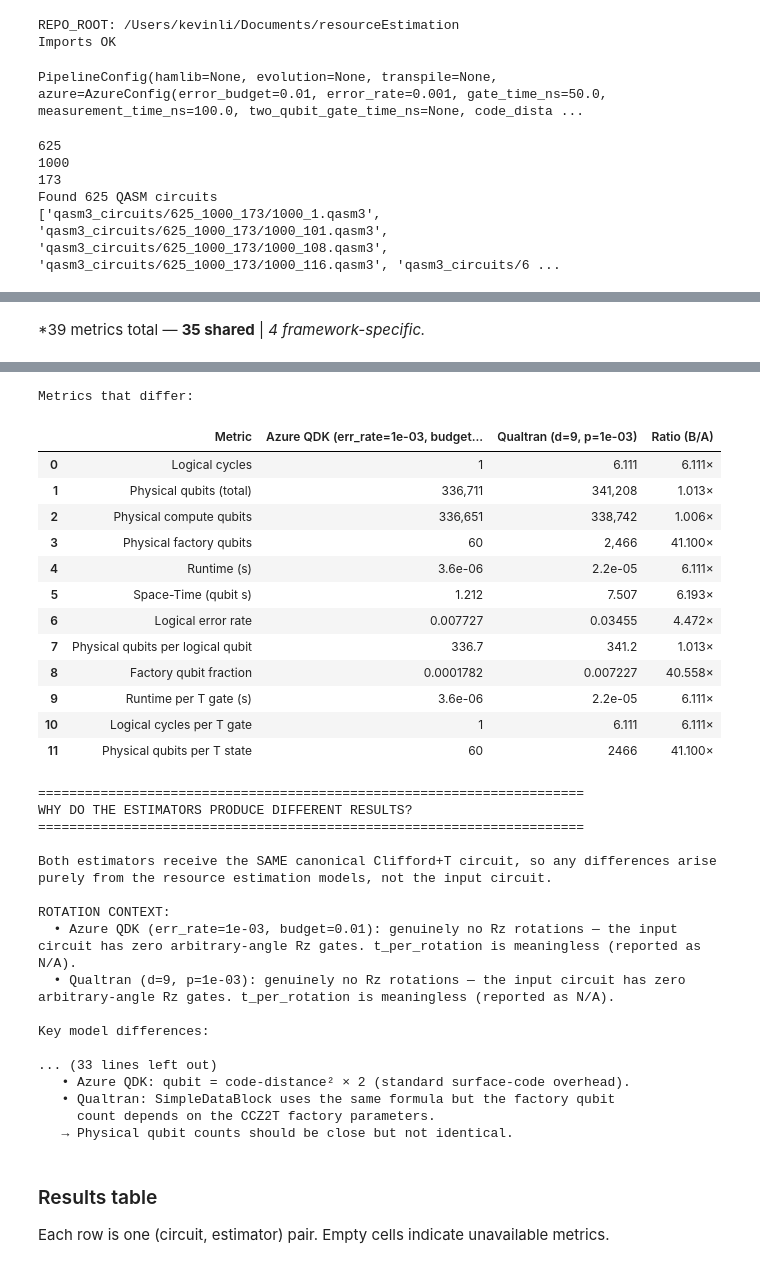
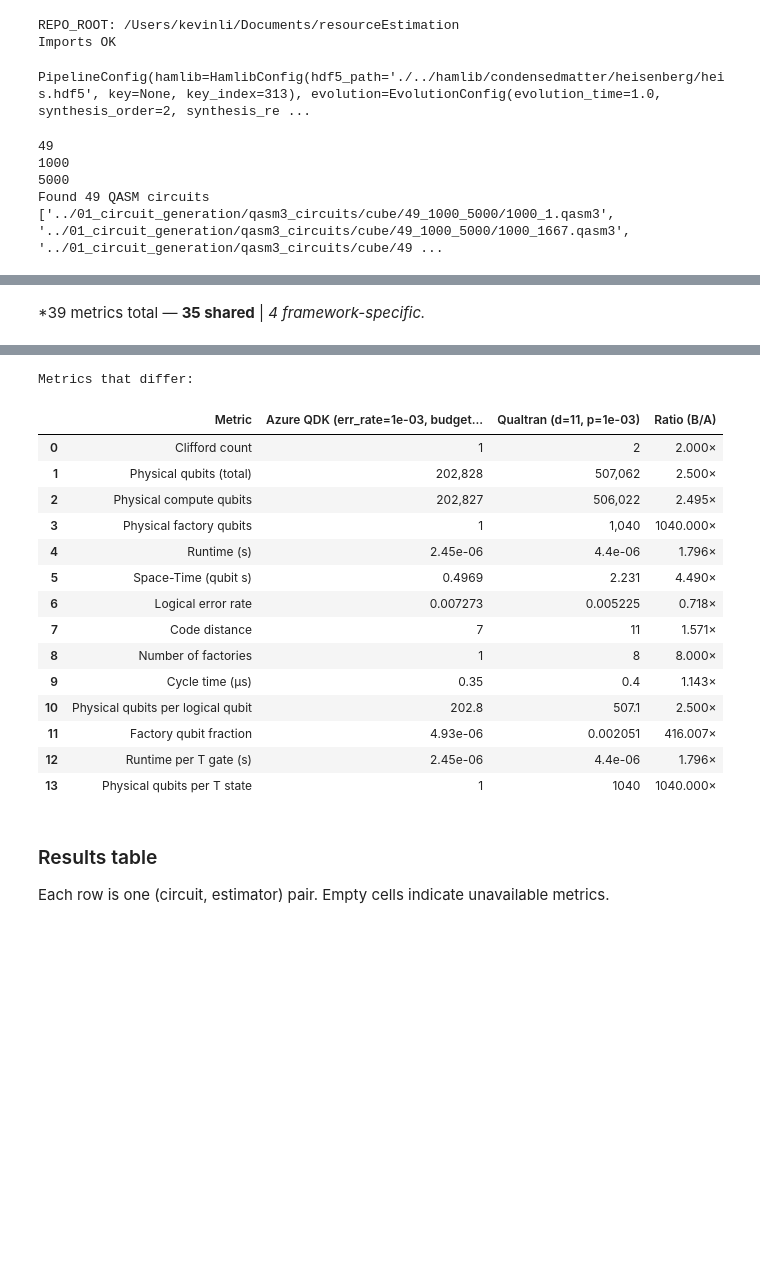
Before and after one commit to KevinLi053/resourceEstimationPipeline, a Jupyter notebook: experiments/04_diff_distance/comparison_heatmap.ipynb, the cells around one changed output, grey strips where cells are left out. Drawn from its saved outputs; the diff is of its cells as text; code cells hidden in the pictures; blank space fills up the shorter version.

```diff
--- a/experiments/04_diff_distance/comparison_heatmap.ipynb
+++ b/experiments/04_diff_distance/comparison_heatmap.ipynb
@@ -51,9 +51,14 @@ REPO_ROOT: /Users/kevinli/Documents/resourceEstimation
 Imports OK
 # %%
 cfg = PipelineConfig(
-    hamlib=None,
-    evolution=None,
-    transpile=None,
+    transpile=TranspileConfig(
+        optimization_level=1,
+        seed_transpiler=42,      # deterministic output
+        rotation_synthesis_enabled=False,
+        rotation_synthesis_epsilon=1e-4,
+        synthesis_strategy="synth",
+        synthesis_method='bqskit',         # BQSKit FT (default) or 'solovay_kitaev'
+    ),
     azure=AzureConfig(
         error_budget=0.01,
         error_rate=1e-3,
@@ -75,21 +80,21 @@ cfg = PipelineConfig(
         phys_err=1e-3,
         # cycle_time_us=1.0,
         error_budget=.01,
-        data_block="compact",
+        data_block="fast",
         factory_type="15to1",        # magic-state factory (used in custom cost-model path)
         n_factories=6,
         use_gidney_fowler=False,
         use_beverland=True,
         use_azure_parameters=False,
         optimize_factory=True,
-        optimize_factory_d_max=15,
+        optimize_factory_d_max=50,
         pareto_index=0,
     ),
 )
 
 print(cfg)
 # %% [output]
-PipelineConfig(hamlib=None, evolution=None, transpile=None, azure=AzureConfig(error_budget=0.01, error_rate=0.001, gate_time_ns=50.0, measurement_time_ns=100.0, two_qubit_gate_time_ns=None, code_dista ...
+PipelineConfig(hamlib=HamlibConfig(hdf5_path='./../hamlib/condensedmatter/heisenberg/heis.hdf5', key=None, key_index=313), evolution=EvolutionConfig(evolution_time=1.0, synthesis_order=2, synthesis_re ...
 # %%
 # ---------------------------------------------------------------------------
 # Helper: load a circuit from a .qasm file
@@ -119,7 +124,7 @@ def load_circuit_from_file(path: str):
 from pathlib import Path
 
 # Define which circuit group to run
-qasm_dir = Path("../01_circuit_generation/qasm3_circuits/cube/225_1000_5000")
+qasm_dir = Path("../01_circuit_generation/qasm3_circuits/cube/49_1000_5000")
 
 c_count, q_count, t_count = map(
     int,
@@ -138,10 +143,10 @@ circuit_list = sorted(
 print(f"Found {len(circuit_list)} QASM circuits")
 print(circuit_list[:5])
 # %% [output]
-625
+49
 1000
-173
-Found 625 QASM circuits
-['qasm3_circuits/625_1000_173/1000_1.qasm3', 'qasm3_circuits/625_1000_173/1000_101.qasm3', 'qasm3_circuits/625_1000_173/1000_108.qasm3', 'qasm3_circuits/625_1000_173/1000_116.qasm3', 'qasm3_circuits/6 ...
+5000
+Found 49 QASM circuits
+['../01_circuit_generation/qasm3_circuits/cube/49_1000_5000/1000_1.qasm3', '../01_circuit_generation/qasm3_circuits/cube/49_1000_5000/1000_1667.qasm3', '../01_circuit_generation/qasm3_circuits/cube/49 ...
 # %%
 import re
@@ -352,7 +386,7 @@ print(f"\nBenchmark complete ({exec_time:.4f} seconds). {len(benchmark_df)} rows
 # approach as comparison_simple.ipynb (cells with report, comparison_dataframe, etc.).
 from resourceEstimationPipeline.compare.metrics import compare
 from resourceEstimationPipeline.compare.tables import (
-    comparison_dataframe, differences_dataframe, missing_dataframe, explain_differences,
+    comparison_dataframe, differences_dataframe, missing_dataframe,
 )
 
 estimator_names_in_df = benchmark_df['estimator_family'].unique()
@@ -392,9 +426,6 @@ if len(circuits_list) > 0 and len(estimator_names_in_df) >= 2:
         if not diff_df.empty:
             print("\nMetrics that differ:")
             display(diff_df)
-
-        # Explanation of differences (same text as comparison_simple.ipynb).
-        print(explain_differences(report))
     else:
         print("Need both Azure and Qualtran results for comparison.")
 else:
@@ -438,34 +469,19 @@ Numeric differences   : 12
 Metrics that differ:
-|  | Metric | Azure QDK (err_rate=1e-03, budget... | Qualtran (d=9, p=1e-03) | Ratio (B/A) |
-| 0 | Logical cycles | 1 | 6.111 | 6.111× |
-| 1 | Physical qubits (total) | 336,711 | 341,208 | 1.013× |
-| 2 | Physical compute qubits | 336,651 | 338,742 | 1.006× |
-| 3 | Physical factory qubits | 60 | 2,466 | 41.100× |
-| 4 | Runtime (s) | 3.6e-06 | 2.2e-05 | 6.111× |
-| 5 | Space-Time (qubit s) | 1.212 | 7.507 | 6.193× |
-| 6 | Logical error rate | 0.007727 | 0.03455 | 4.472× |
-| 7 | Physical qubits per logical qubit | 336.7 | 341.2 | 1.013× |
-| 8 | Factory qubit fraction | 0.0001782 | 0.007227 | 40.558× |
-| 9 | Runtime per T gate (s) | 3.6e-06 | 2.2e-05 | 6.111× |
-| 10 | Logical cycles per T gate | 1 | 6.111 | 6.111× |
-| 11 | Physical qubits per T state | 60 | 2466 | 41.100× |
+|  | Metric | Azure QDK (err_rate=1e-03, budget... | Qualtran (d=11, p=1e-03) | Ratio (B/A) |
+| 0 | Clifford count | 1 | 2 | 2.000× |
+| 1 | Physical qubits (total) | 202,828 | 507,062 | 2.500× |
+| 2 | Physical compute qubits | 202,827 | 506,022 | 2.495× |
+| 3 | Physical factory qubits | 1 | 1,040 | 1040.000× |
+| 4 | Runtime (s) | 2.45e-06 | 4.4e-06 | 1.796× |
+| 5 | Space-Time (qubit s) | 0.4969 | 2.231 | 4.490× |
+| 6 | Logical error rate | 0.007273 | 0.005225 | 0.718× |
+| 7 | Code distance | 7 | 11 | 1.571× |
+| 8 | Number of factories | 1 | 8 | 8.000× |
+| 9 | Cycle time (µs) | 0.35 | 0.4 | 1.143× |
+| 10 | Physical qubits per logical qubit | 202.8 | 507.1 | 2.500× |
+| 11 | Factory qubit fraction | 4.93e-06 | 0.002051 | 416.007× |
+| 12 | Runtime per T gate (s) | 2.45e-06 | 4.4e-06 | 1.796× |
+| 13 | Physical qubits per T state | 1 | 1040 | 1040.000× |
-======================================================================
-WHY DO THE ESTIMATORS PRODUCE DIFFERENT RESULTS?
-======================================================================
-
-Both estimators receive the SAME canonical Clifford+T circuit, so any differences arise purely from the resource estimation models, not the input circuit.
-
-ROTATION CONTEXT:
-  • Azure QDK (err_rate=1e-03, budget=0.01): genuinely no Rz rotations — the input circuit has zero arbitrary-angle Rz gates. t_per_rotation is meaningless (reported as N/A).
-  • Qualtran (d=9, p=1e-03): genuinely no Rz rotations — the input circuit has zero arbitrary-angle Rz gates. t_per_rotation is meaningless (reported as N/A).
-
-Key model differences:
-
-... (33 lines left out)
-   • Azure QDK: qubit = code-distance² × 2 (standard surface-code overhead).
-   • Qualtran: SimpleDataBlock uses the same formula but the factory qubit
-     count depends on the CCZ2T factory parameters.
-   → Physical qubit counts should be close but not identical.
 # %% [markdown]
 ### Results table
 
```
Also changed, not shown: parts of 4 cells of this notebook, 14 other files.
